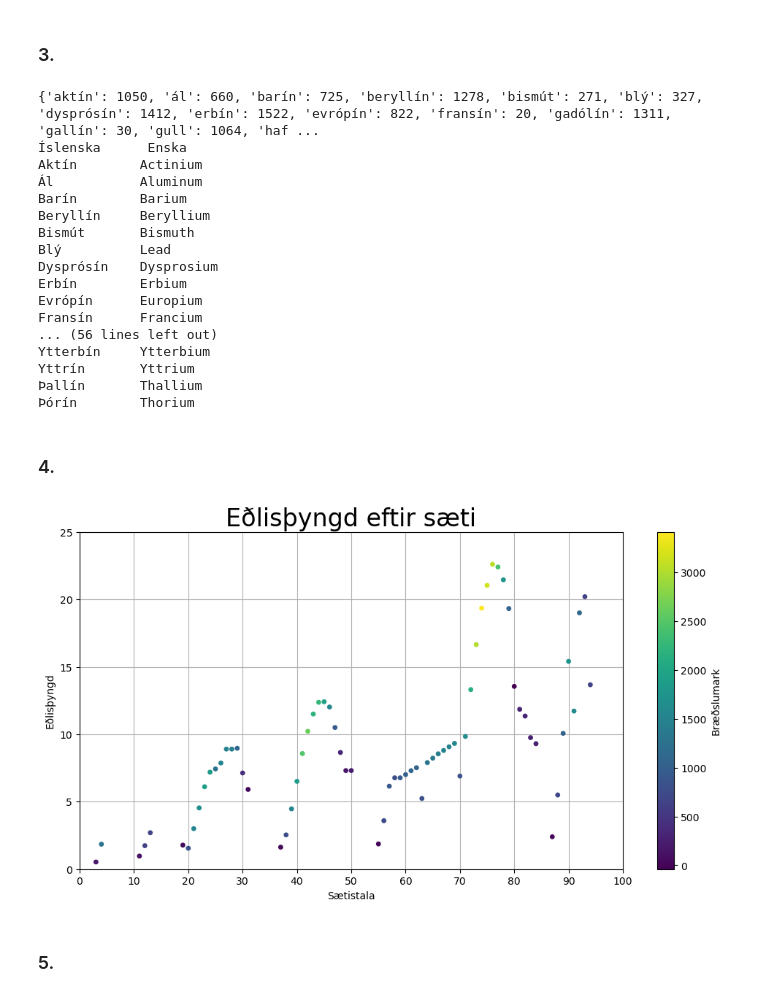
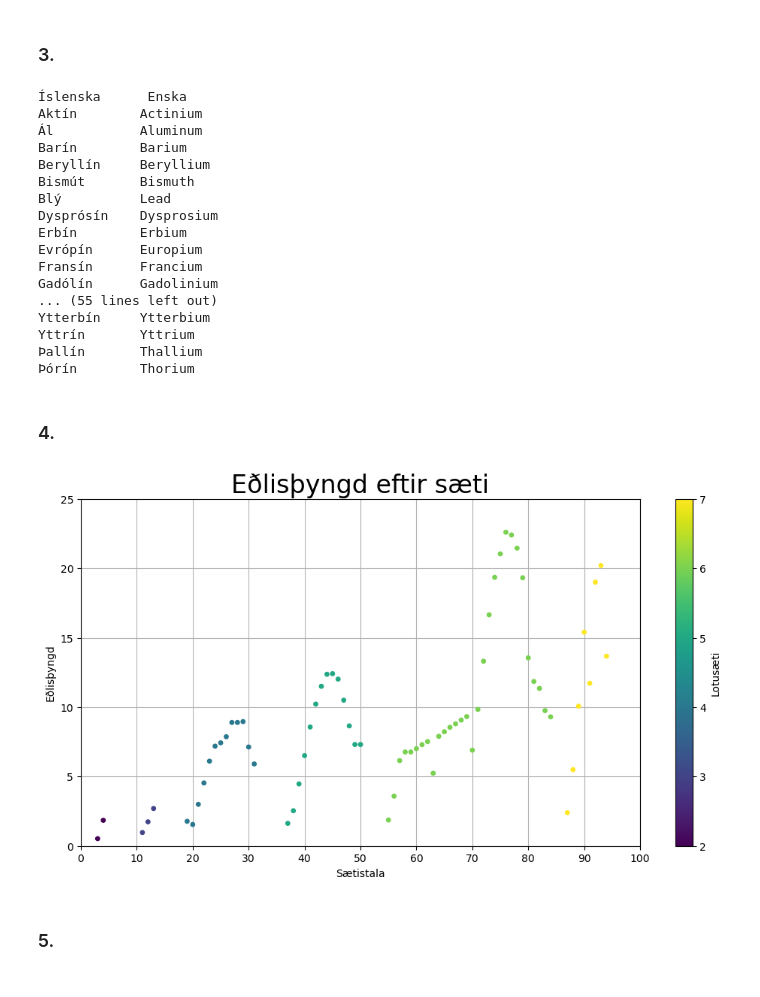
Before and after one commit to Mdan12/University-Assignments, a Jupyter notebook: Semester-2/Mathematics-and-Scientific-Computing/S-Assignments/S6.ipynb, the cells around one changed output. Drawn from its saved outputs; the diff is of its cells as text; code cells hidden in the pictures.

```diff
--- a/Semester-2/Mathematics-and-Scientific-Computing/S-Assignments/S6.ipynb
+++ b/Semester-2/Mathematics-and-Scientific-Computing/S-Assignments/S6.ipynb
@@ -37,11 +37,9 @@ plt.show()
 # %%
 def number(k):
     if k%2==0:
-        return int((((k+1)*(k+2)*(k+3))/6)+(k/2)-1)
+        return int((((k+1)*(k+2)*(k+3))/6)+(k/2-1))
     else:
         return int((((k+1)*(k+2)*(k+3))/6)-2)
-a = [number(i) for i in range(1,8)]
-
 print("k          Noble gas")
 for i in range(1,8):
     print(f"{i:<10} {number(i)}")
@@ -60,21 +58,20 @@ k          Noble gas
 def lota(s):
     if s>118:
         raise ValueError("Last element on the periodic table is Oganesson with the element number 118.")
-    i = 1
-    while s>a[i]:
-        i+=1
-    return i
-
-
+    k = 0
+    while s > number(k):
+        k += 1
+    return k
 
 def flokkur(y):
     if y == 1:
         return 1
-    elif 1<y and y<=(a[lota(y)-1]+2):
-        return y-a[lota(y)]
+    elif 1 < y <= number(lota(y)-1)+2:
+        return y - number(lota(y)-1)
     else:
-        return max(3,18+y-a[lota(y)])
+        return max(3,18 + y - number(lota(y)))
 
-
-flokkur(58)
+print("Frumefni     Flokkur     Lota")
+for i in range(10,111,10):
+    print(str(i).ljust(14), str(flokkur(i)).ljust(11), str(lota(i)))
 # %% [output]
@@ -108,7 +117,6 @@ print("Íslenska      Enska")
 for i in SortedDict:
     print (i.capitalize().ljust(12), SortedDict[i])
 # %% [output]
-{'aktín': 1050, 'ál': 660, 'barín': 725, 'beryllín': 1278, 'bismút': 271, 'blý': 327, 'dysprósín': 1412, 'erbín': 1522, 'evrópín': 822, 'fransín': 20, 'gadólín': 1311, 'gallín': 30, 'gull': 1064, 'haf ...
 Íslenska      Enska
 Aktín        Actinium
 Ál           Aluminum
@@ -120,7 +128,8 @@ Dysprósín    Dysprosium
 Erbín        Erbium
 Evrópín      Europium
 Fransín      Francium
-... (56 lines left out)
+Gadólín      Gadolinium
+... (55 lines left out)
 Ytterbín     Ytterbium
 Yttrín       Yttrium
 Þallín       Thallium
@@ -129,19 +138,20 @@ Yttrín       Yttrium
 ### 4.
 # %%
 import matplotlib.pyplot as plt
+Saeti = [lota(i) for i in Saetistala]
 plt.figure(figsize=(12,6))
 plt.grid(True)
 plt.xlim(0,100)
 plt.ylim(0,25)
 plt.xticks(np.arange(0,101, 10))
 plt.xlabel('Sætistala')
 plt.ylabel('Eðlisþyngd')
 plt.title("Eðlisþyngd eftir sæti", size=24)
-plt.scatter(Saetistala, Edlisthyngd, c=Braedslumark, zorder=3, s=15)
-plt.colorbar(label="Bræðslumark")
+plt.scatter(Saetistala, Edlisthyngd, c=Saeti, zorder=3, s=15)
+plt.colorbar(label="Lotusæti")
 plt.show()
 # %% [output]
-[figure, old version]
+[figure, new version]
 # %% [markdown]
 ### 5.
 # %%
```
Also changed, not shown: parts of 2 cells of this notebook, 1 other file.
